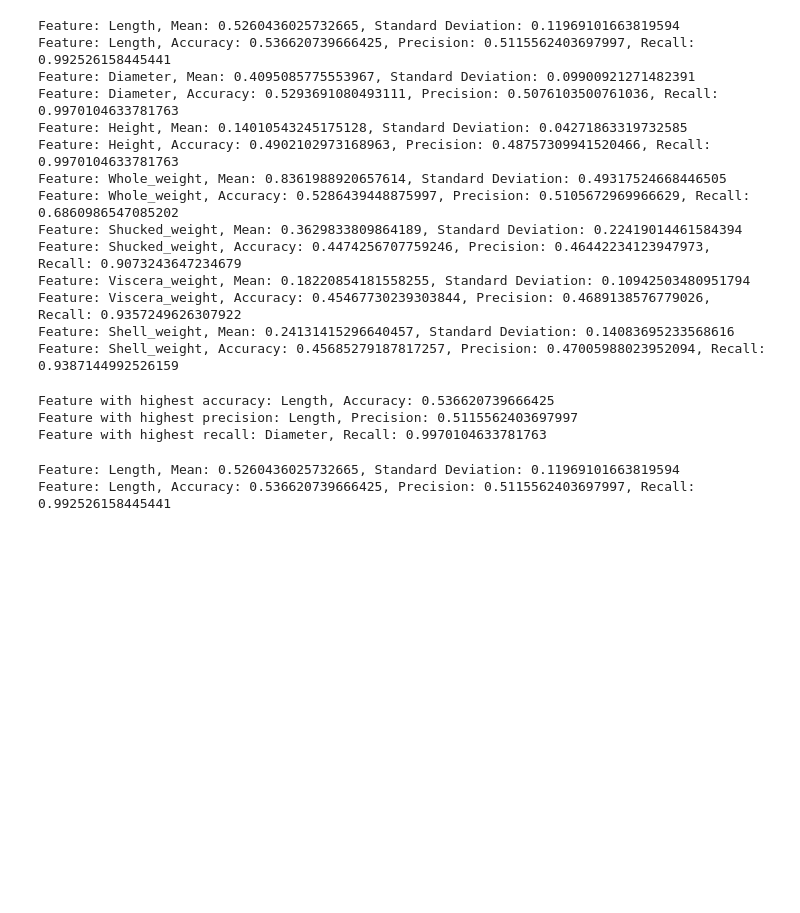
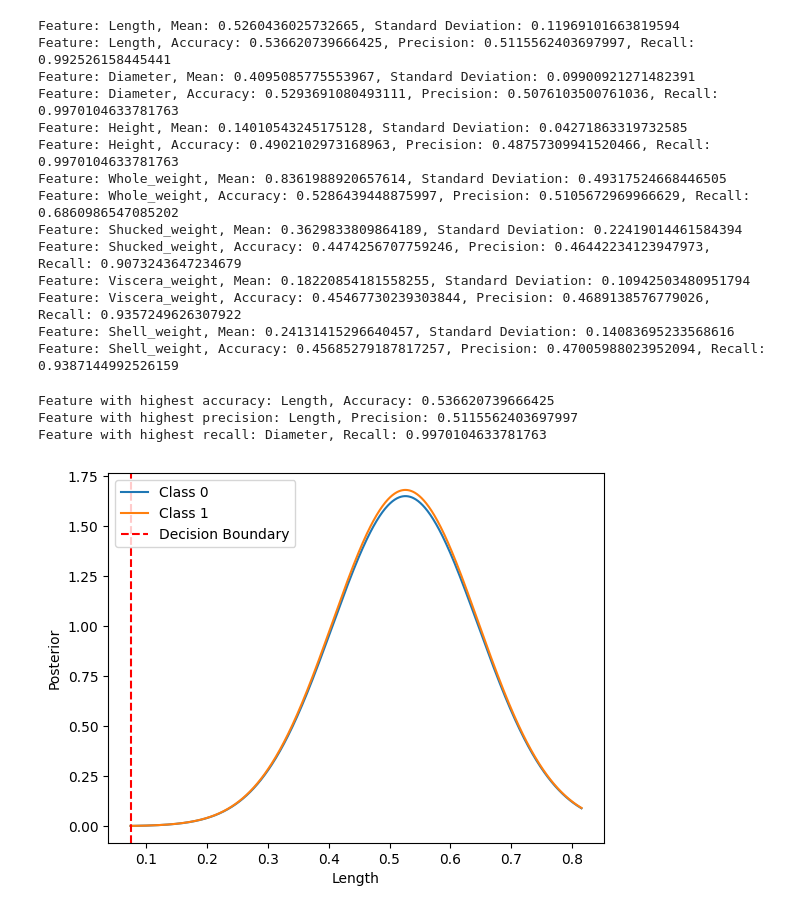
Before and after one commit to ccjimenezm/machine_learning2024, a Jupyter notebook: tarea_grupal_1.ipynb, the cells around one changed output. Drawn from its saved outputs; the diff is of its cells as text; code cells hidden in the pictures; blank space fills up the shorter version.

Commit message:
punto 1 sin boundary

```diff
--- a/tarea_grupal_1.ipynb
+++ b/tarea_grupal_1.ipynb
@@ -177,26 +177,31 @@ Feature with highest accuracy: Length, Accuracy: 0.536620739666425
 Feature with highest precision: Length, Precision: 0.5115562403697997
 Feature with highest recall: Diameter, Recall: 0.9970104633781763
 # %%
-# Get the Gaussian classifier for the 'Length' feature
+
+# Get the Gaussian classifier for the 'length' feature
 gaussian_classifier = gaussian_classifiers['Length']
 
-# Write down the parameters
-print(f"Feature: Length, Mean: {gaussian_classifier.mean()}, Standard Deviation: {gaussian_classifier.std()}")
+# Calculate the pdfs for the two classes
+x_values = np.linspace(X_train['Length'].min(), X_train['Length'].max(), 1000)
+pdf_class_0 = gaussian_classifier.pdf(x_values) * (y_train == 0).mean()
+pdf_class_1 = gaussian_classifier.pdf(x_values) * (y_train == 1).mean()
 
-# Use the classifier to make predictions on the validation set
-probabilities = gaussian_classifier.pdf(X_test['Length'])
+# Find the decision boundary (where the two pdfs cross)
+decision_boundary = x_values[np.abs(pdf_class_0 - pdf_class_1).argmin()]
 
-# Make class predictions based on the probabilities
-# Here, we use a threshold of 0.5, but you can adjust this as needed
-predictions = (probabilities >= 0.5).astype(int)
+# Plot the pdfs
+plt.plot(x_values, pdf_class_0, label='Class 0')
+plt.plot(x_values, pdf_class_1, label='Class 1')
 
-# Calculate accuracy, precision, and recall
-accuracy = accuracy_score(y_test, predictions)
-precision = precision_score(y_test, predictions)
-recall = recall_score(y_test, predictions)
+# Plot the decision boundary
+plt.axvline(decision_boundary, color='red', linestyle='--', label='Decision Boundary')
 
-# Report the metrics
-print(f"Feature: Length, Accuracy: {accuracy}, Precision: {precision}, Recall: {recall}")
+# Add labels and legend
+plt.xlabel('Length')
+plt.ylabel('Posterior')
+plt.legend()
+
+# Show the plot
+plt.show()
 # %% [output]
-Feature: Length, Mean: 0.5260436025732665, Standard Deviation: 0.11969101663819594
-Feature: Length, Accuracy: 0.536620739666425, Precision: 0.5115562403697997, Recall: 0.992526158445441
+[figure, added]
```
Also changed, not shown: parts of 1 cell of this notebook.
